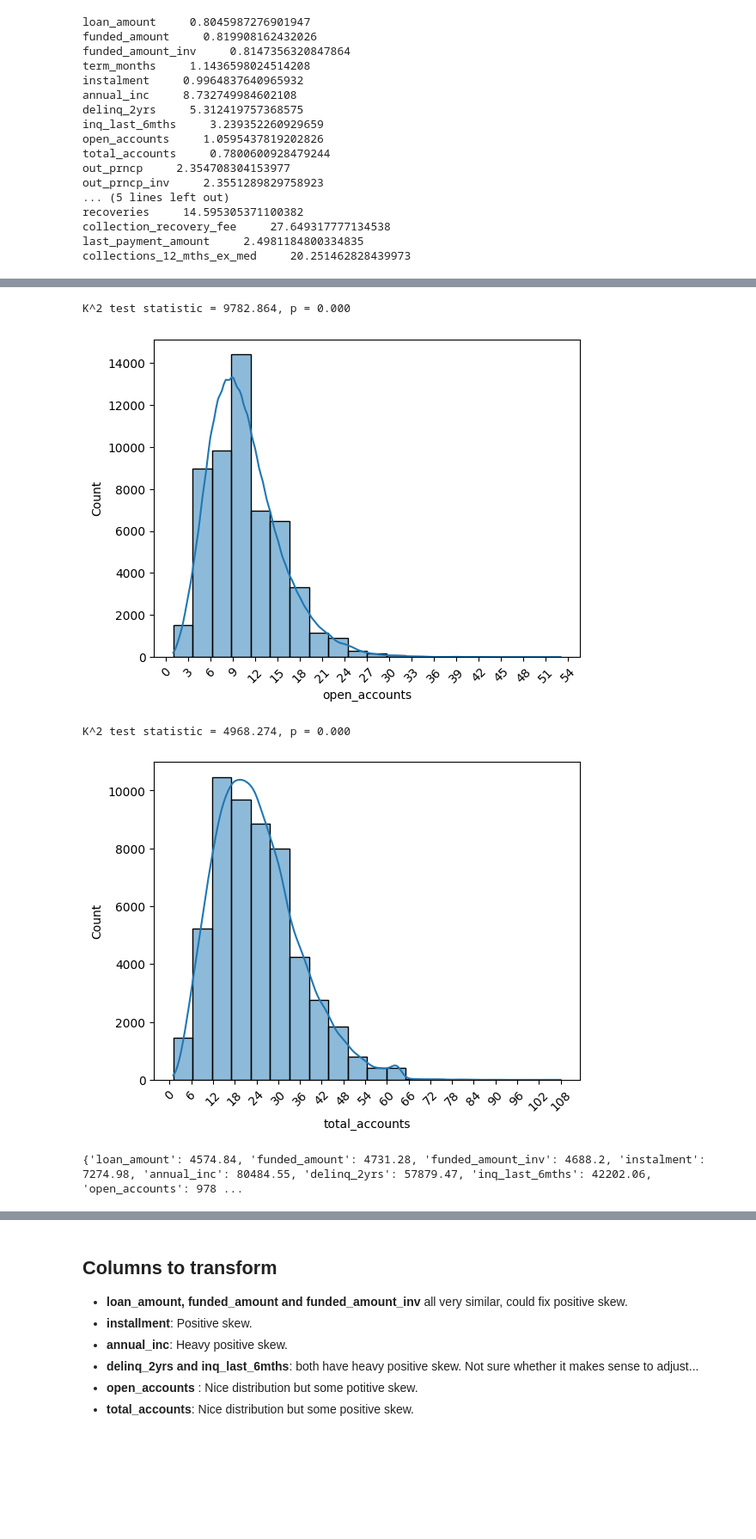
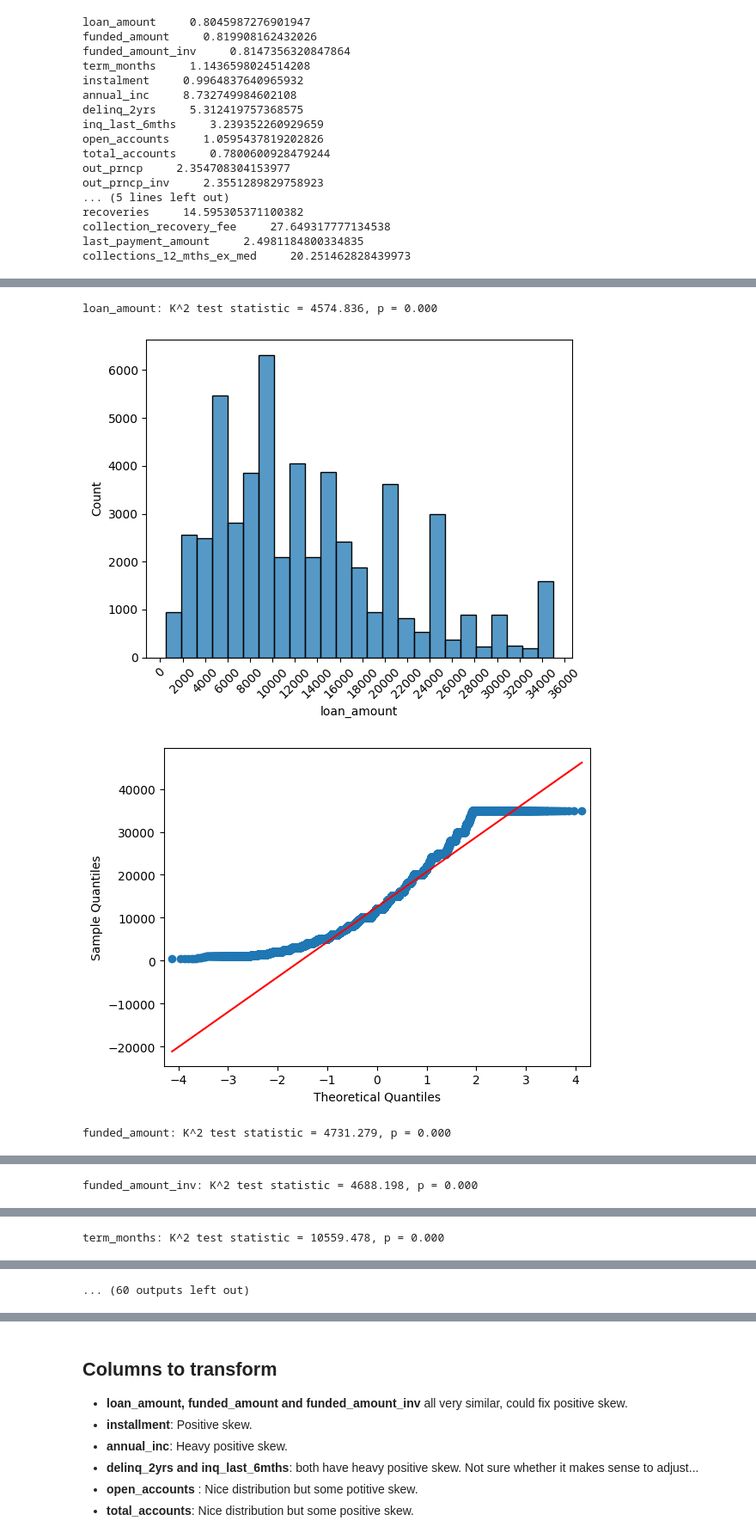
Before and after one commit to armazzer/customer_loans, a Jupyter notebook: skew_review.ipynb, the cells around one changed output, grey strips where cells are left out. Shown at 86% size. Drawn from its saved outputs; the diff is of its cells as text; code cells hidden in the pictures; blank space fills up the shorter version.

Commit message:
Updates skew_review.ipynb. Review of data continued and log transformations tested

```diff
--- a/skew_review.ipynb
+++ b/skew_review.ipynb
@@ -93,12 +96,14 @@ class SkewCheck(plots.Plotter):
      self.skew_dict = {}
 
    def skew_check(self, column, bins=20, kde=True, rot=45, num_labels=20):
-      self.histogram(column, bins, kde).format_hist(rot, num_labels)
       k2 = self.k2_test(column)
       self.skew_dict[column] = k2
+      self.histogram(column, bins, kde).format_hist(rot, num_labels)
+      self.qq_plot(column)
 
    def show_dict(self):
       print(self.skew_dict)
+      return(self.skew_dict)
 # %%
 # Create instance of the SkewCheck class
 skew_info = SkewCheck(loans)
@@ -157,15 +110,8 @@ K^2 test statistic = 42202.059, p = 0.000
-# %%
-skew_info.skew_check("open_accounts")
-# Could be worth fixing skew here.
-# %% [output]
-K^2 test statistic = 9782.864, p = 0.000
-[figure, removed]
-# %%
-skew_info.skew_check("total_accounts")
-# %% [output]
-K^2 test statistic = 4968.274, p = 0.000
-[figure, removed]
-# %%
-skew_info.show_dict()
-# %% [output]
-{'loan_amount': 4574.84, 'funded_amount': 4731.28, 'funded_amount_inv': 4688.2, 'instalment': 7274.98, 'annual_inc': 80484.55, 'delinq_2yrs': 57879.47, 'inq_last_6mths': 42202.06, 'open_accounts': 978 ...
+# %%
+for index, value in relevant_skew.items():
+    skew_info.skew_check(index, bins=25, kde=False)
+# %% [output]
+loan_amount: K^2 test statistic = 4574.836, p = 0.000
+[figure, added]
+[figure, added]
+funded_amount: K^2 test statistic = 4731.279, p = 0.000
@@ -171,0 +120 @@ skew_info.show_dict()
+funded_amount_inv: K^2 test statistic = 4688.198, p = 0.000
@@ -171,0 +123 @@ skew_info.show_dict()
+term_months: K^2 test statistic = 10559.478, p = 0.000
@@ -171,0 +126 @@ skew_info.show_dict()
+... (60 outputs left out)
```
Also changed, not shown: parts of 58 cells of this notebook.
